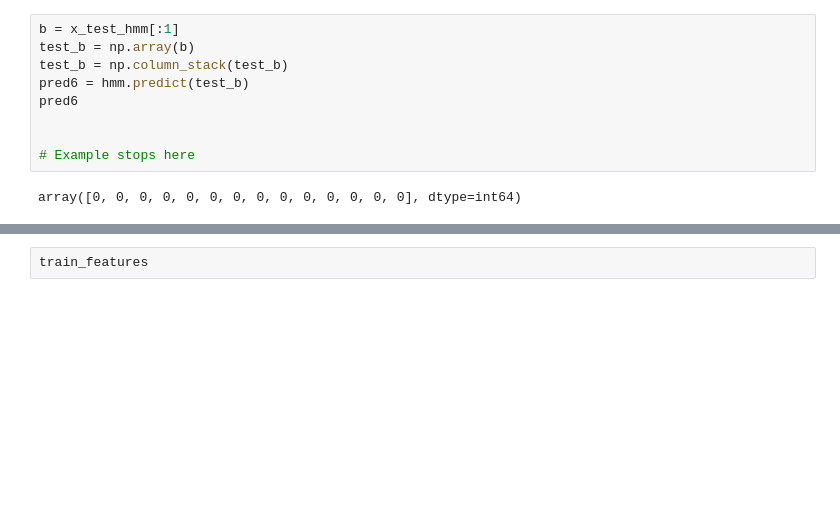
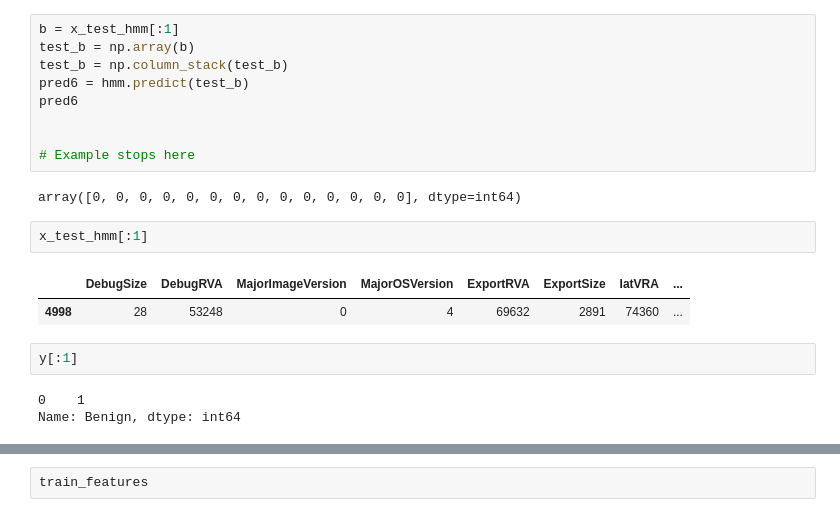
Before and after one commit to emzuwa/security-with-ml, a Jupyter notebook: MLRD/Untitled.ipynb, the cells around one changed output, grey strips where cells are left out. Saved outputs shown, nothing was run; the diff lists cells and outputs as text; blank space fills up the shorter version.

```diff
--- a/MLRD/Untitled.ipynb
+++ b/MLRD/Untitled.ipynb
@@ -320,3 +473,13 @@ pred6
 # Example stops here
 # %% [output]
 array([0, 0, 0, 0, 0, 0, 0, 0, 0, 0, 0, 0, 0, 0], dtype=int64)
+# %%
+x_test_hmm[:1]
+# %% [output]
+|  | DebugSize | DebugRVA | MajorImageVersion | MajorOSVersion | ExportRVA | ExportSize | IatVRA | ... |
+| 4998 | 28 | 53248 | 0 | 4 | 69632 | 2891 | 74360 | ... |
+# %%
+y[:1]
+# %% [output]
+0    1
+Name: Benign, dtype: int64
```
Also changed, not shown: parts of 59 cells of this notebook, 1 other file.
